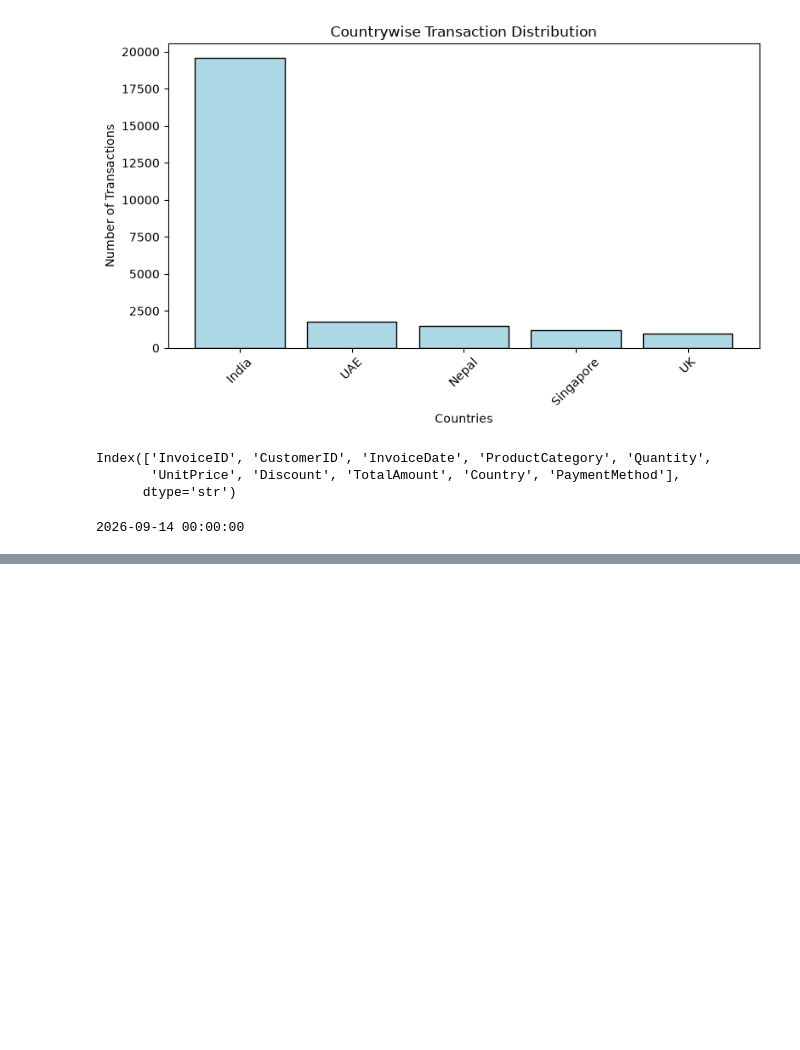
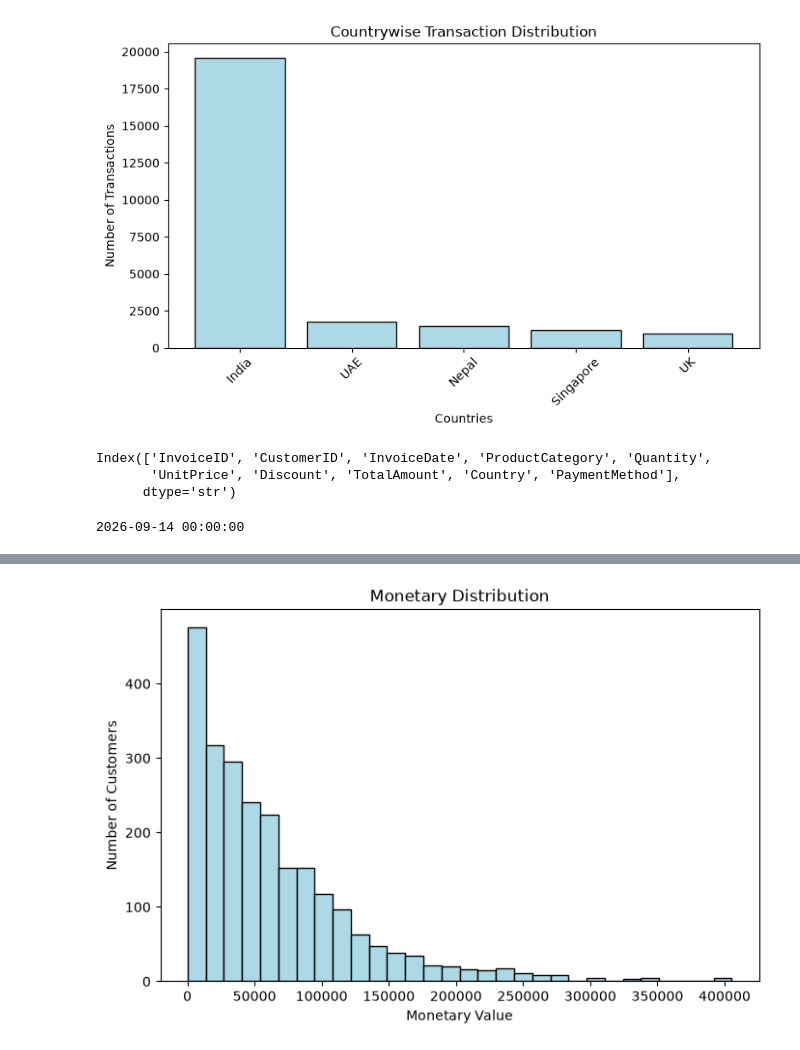
Before and after one commit to TheSangamX/customer-intelligence-segmentation, a Jupyter notebook: notebook/customer_segmentation.ipynb, the cells around one changed output, grey strips where cells are left out. Drawn from its saved outputs; the diff is of its cells as text; code cells hidden in the pictures; blank space fills up the shorter version.

```diff
--- a/notebook/customer_segmentation.ipynb
+++ b/notebook/customer_segmentation.ipynb
@@ -249,0 +371,11 @@ print(df["InvoiceDate"].max())
+# %%
+plt.figure(figsize=(8, 5))
+plt.hist(rfm["Monetary"], bins=30, color='lightblue', edgecolor='black')
+
+plt.xlabel("Monetary Value")
+plt.ylabel("Number of Customers")
+plt.title("Monetary Distribution")
+
+plt.show()
+# %% [output]
+[figure, added]
```
Also changed, not shown: parts of 50 cells of this notebook, 6 other files.
